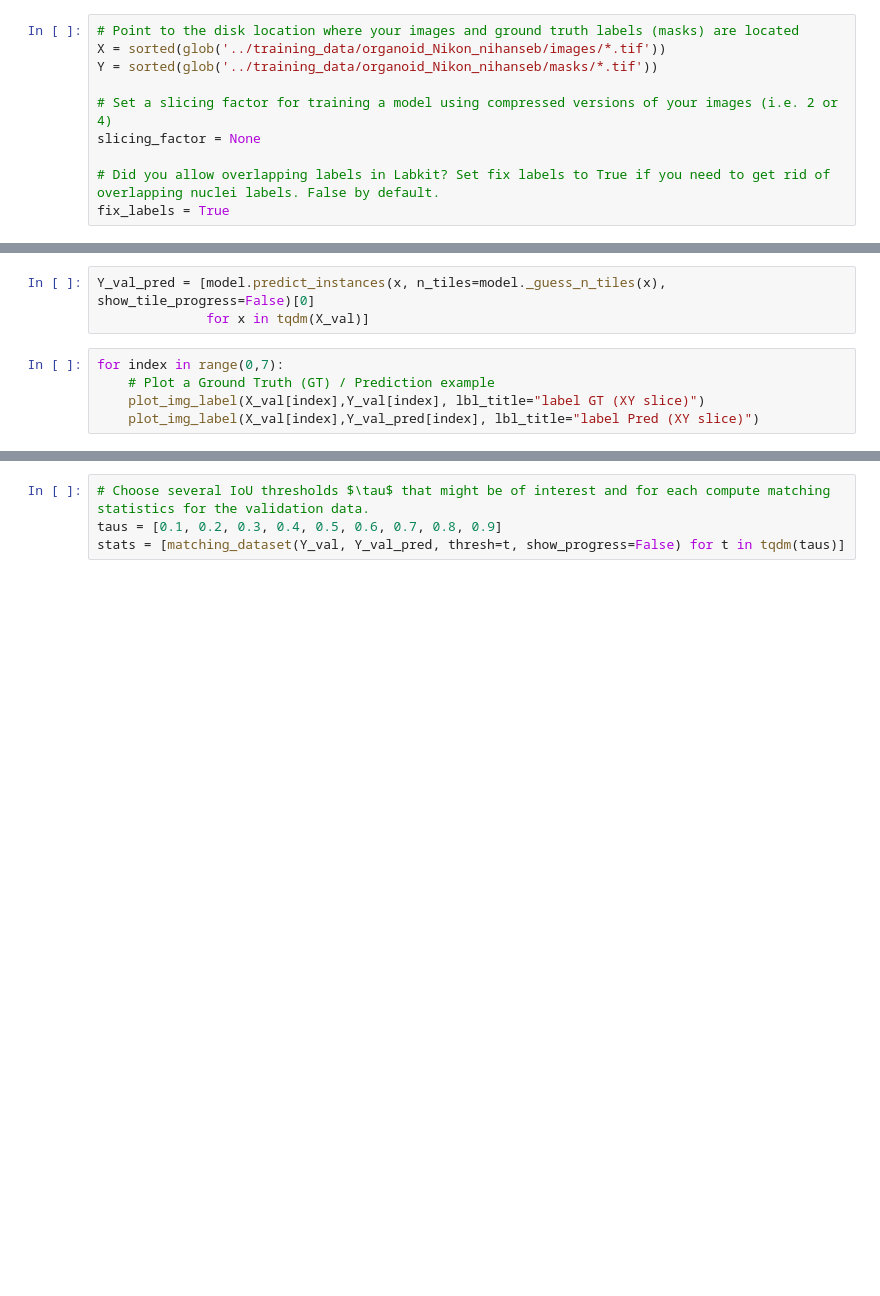
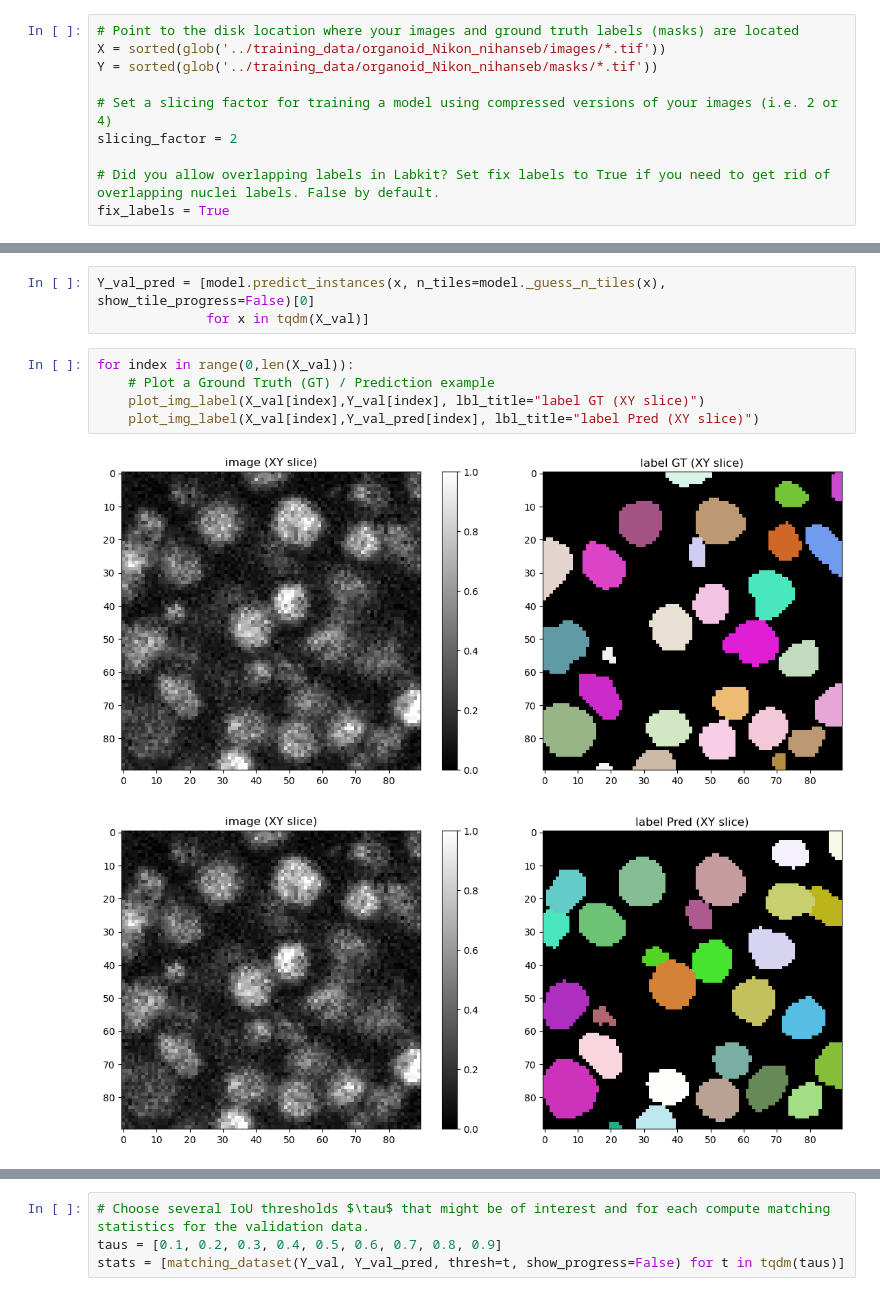
Before and after one commit to adiezsanchez/brain_tissue_nuc_segm, a Jupyter notebook: Model_training/000_train_3D_Stardist.ipynb, the cells around one changed output, grey strips where cells are left out. Drawn from its saved outputs; the diff is of its cells as text; blank space fills up the shorter version.

Commit message:
nihasenb training passed with slicing and label overlap fix

```diff
--- a/Model_training/000_train_3D_Stardist.ipynb
+++ b/Model_training/000_train_3D_Stardist.ipynb
@@ -26,7 +26,7 @@ X = sorted(glob('../training_data/organoid_Nikon_nihanseb/images/*.tif'))
 Y = sorted(glob('../training_data/organoid_Nikon_nihanseb/masks/*.tif'))
 
 # Set a slicing factor for training a model using compressed versions of your images (i.e. 2 or 4)
-slicing_factor = None
+slicing_factor = 2
 
 # Did you allow overlapping labels in Labkit? Set fix labels to True if you need to get rid of overlapping nuclei labels. False by default.
 fix_labels = True
@@ -137,7 +198,10 @@ Please see `help(matching)` for definitions of the abbreviations used in the eva
 Y_val_pred = [model.predict_instances(x, n_tiles=model._guess_n_tiles(x), show_tile_progress=False)[0]
               for x in tqdm(X_val)]
 # %%
-for index in range(0,7):
+for index in range(0,len(X_val)):
     # Plot a Ground Truth (GT) / Prediction example
     plot_img_label(X_val[index],Y_val[index], lbl_title="label GT (XY slice)")
     plot_img_label(X_val[index],Y_val_pred[index], lbl_title="label Pred (XY slice)")
+# %% [output]
+[figure, added]
+[figure, added]
```
Also changed, not shown: parts of 11 cells of this notebook.
